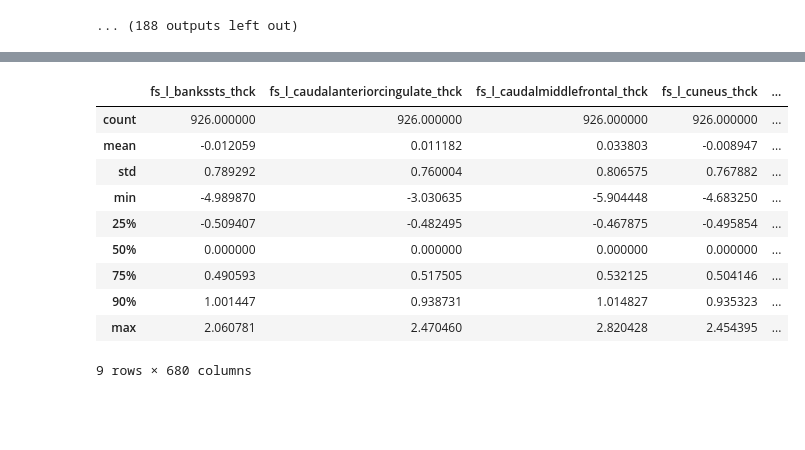
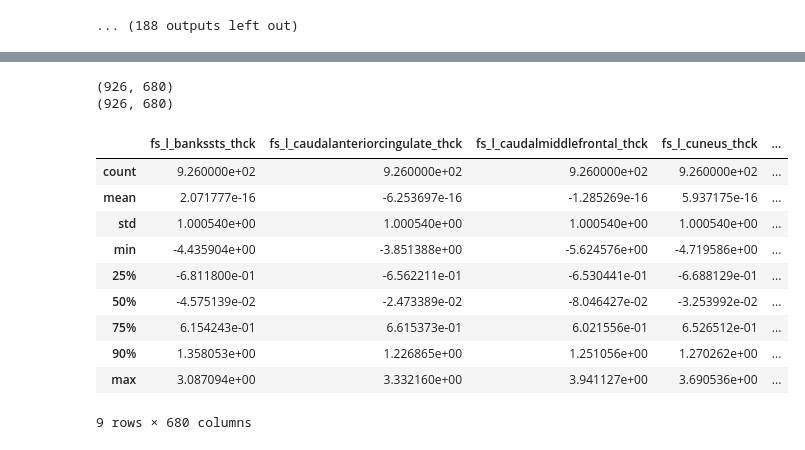
Before and after one commit to tjiagoM/spatio-temporal-brain, a Jupyter notebook: 00_nodefeats_checks.ipynb, the cells around one changed output, grey strips where cells are left out. Saved outputs shown, nothing was run; the diff lists cells and outputs as text; code cells hidden in the pictures; blank space fills up the shorter version.

```diff
--- a/00_nodefeats_checks.ipynb
+++ b/00_nodefeats_checks.ipynb
@@ -82,23 +82,24 @@ from collections import Counter, defaultdict
 # %%
 outliers = []
 df_dict = defaultdict(int)
+pilled_df = merged_df.copy(deep=True)
 
-for col in merged_df.columns.values:
-    mean_val = merged_df.loc[:, col].mean()
-    std_val = merged_df.loc[:, col].std()
-    q1_val = merged_df.loc[:, col].quantile(0.1)
-    q9_val = merged_df.loc[:, col].quantile(0.9)
+for col in pilled_df.columns.values:
+    mean_val = pilled_df.loc[:, col].mean()
+    std_val = pilled_df.loc[:, col].std()
+    q1_val = pilled_df.loc[:, col].quantile(0.1)
+    q9_val = pilled_df.loc[:, col].quantile(0.9)
 
-    filt_df = merged_df.loc[(merged_df[col] > mean_val*3) & (merged_df[col] > q9_val), col]
+    filt_df = pilled_df.loc[(pilled_df[col] > mean_val*3) & (pilled_df[col] > q9_val), col]
     #filt_df = merged_df.loc[(merged_df[col] > mean_val + 3.5*std_val ) & (merged_df[col] > q9_val), :]
 
     if filt_df.shape[0] > 0:
         outliers.extend(filt_df.index.values)
         df_dict[col.split('_')[-1]] += 1
-        # Uncomment to see the values
         print(col, 'mean:', mean_val, 'q1:', q1_val, 'q9:', q9_val)
         display(filt_df)
-        merged_df.loc[(merged_df[col] > mean_val*3) & (merged_df[col] > q9_val), col] = filt_df.min()
+        pilled_df.loc[(pilled_df[col] > mean_val*3) & (pilled_df[col] > q9_val), col] = filt_df.min()
+
         #merged_df.loc[(merged_df[col] > mean_val + 3.5*std_val ) & (merged_df[col] > q9_val), col] = mean_val
 # %% [output]
 fs_l_medialorbitofrontal_meancurv mean: 0.19360151187904967 q1: 0.17149999999999999 q9: 0.21600000000000003
@@ -170,2 +166,6 @@ _ = plt.hist(merged_df['fs_r_insula_curvind'], bins=100)
 # %%
 merged_df.to_csv('meta_data/node_features_outlierscorrected_unscaled.csv')
+# %%
+# Just because of scaler
+merged_df.loc[:, 'fs_r_transversetemporal_myel'] = 1
+merged_df.columns[(merged_df == 0).any()]
@@ -174,3 +176,4 @@ from sklearn.preprocessing import RobustScaler#, StandardScaler, PowerTransforme
 # %%
-transformed_df = RobustScaler().fit_transform(merged_df)
+rob_transformed_df = RobustScaler().fit_transform(pilled_df)
+pow_transformed_df = PowerTransformer(method='yeo-johnson').fit_transform(merged_df)
 #transformed_df
@@ -194,14 +180,22 @@ merged_transformed_df
+# %%
+merged_rob_transformed_df = pd.DataFrame(rob_transformed_df, index=merged_df.index, columns=merged_df.columns)
+merged_pow_transformed_df = pd.DataFrame(pow_transformed_df, index=merged_df.index, columns=merged_df.columns)
+print(merged_rob_transformed_df.shape)
+print(merged_pow_transformed_df.shape)
+# %% [output]
+(926, 680)
+(926, 680)
 # %%
-merged_transformed_df.describe(percentiles=[.25, .5, .75, .9])
+merged_pow_transformed_df.describe(percentiles=[.25, .5, .75, .9])
 # %% [output]
 |  | fs_l_bankssts_thck | fs_l_caudalanteriorcingulate_thck | fs_l_caudalmiddlefrontal_thck | fs_l_cuneus_thck | ... |
-| count | 926.000000 | 926.000000 | 926.000000 | 926.000000 | ... |
-| mean | -0.012059 | 0.011182 | 0.033803 | -0.008947 | ... |
-| std | 0.789292 | 0.760004 | 0.806575 | 0.767882 | ... |
-| min | -4.989870 | -3.030635 | -5.904448 | -4.683250 | ... |
-| 25% | -0.509407 | -0.482495 | -0.467875 | -0.495854 | ... |
-| 50% | 0.000000 | 0.000000 | 0.000000 | 0.000000 | ... |
-| 75% | 0.490593 | 0.517505 | 0.532125 | 0.504146 | ... |
-| 90% | 1.001447 | 0.938731 | 1.014827 | 0.935323 | ... |
-| max | 2.060781 | 2.470460 | 2.820428 | 2.454395 | ... |
+| count | 9.260000e+02 | 9.260000e+02 | 9.260000e+02 | 9.260000e+02 | ... |
+| mean | 2.071777e-16 | -6.253697e-16 | -1.285269e-16 | 5.937175e-16 | ... |
+| std | 1.000540e+00 | 1.000540e+00 | 1.000540e+00 | 1.000540e+00 | ... |
+| min | -4.435904e+00 | -3.851388e+00 | -5.624576e+00 | -4.719586e+00 | ... |
+| 25% | -6.811800e-01 | -6.562211e-01 | -6.530441e-01 | -6.688129e-01 | ... |
+| 50% | -4.575139e-02 | -2.473389e-02 | -8.046427e-02 | -3.253992e-02 | ... |
+| 75% | 6.154243e-01 | 6.615373e-01 | 6.021556e-01 | 6.526512e-01 | ... |
+| 90% | 1.358053e+00 | 1.226865e+00 | 1.251056e+00 | 1.270262e+00 | ... |
+| max | 3.087094e+00 | 3.332160e+00 | 3.941127e+00 | 3.690536e+00 | ... |
 9 rows × 680 columns
```
Also changed, not shown: parts of 21 cells of this notebook, 5 other files.
